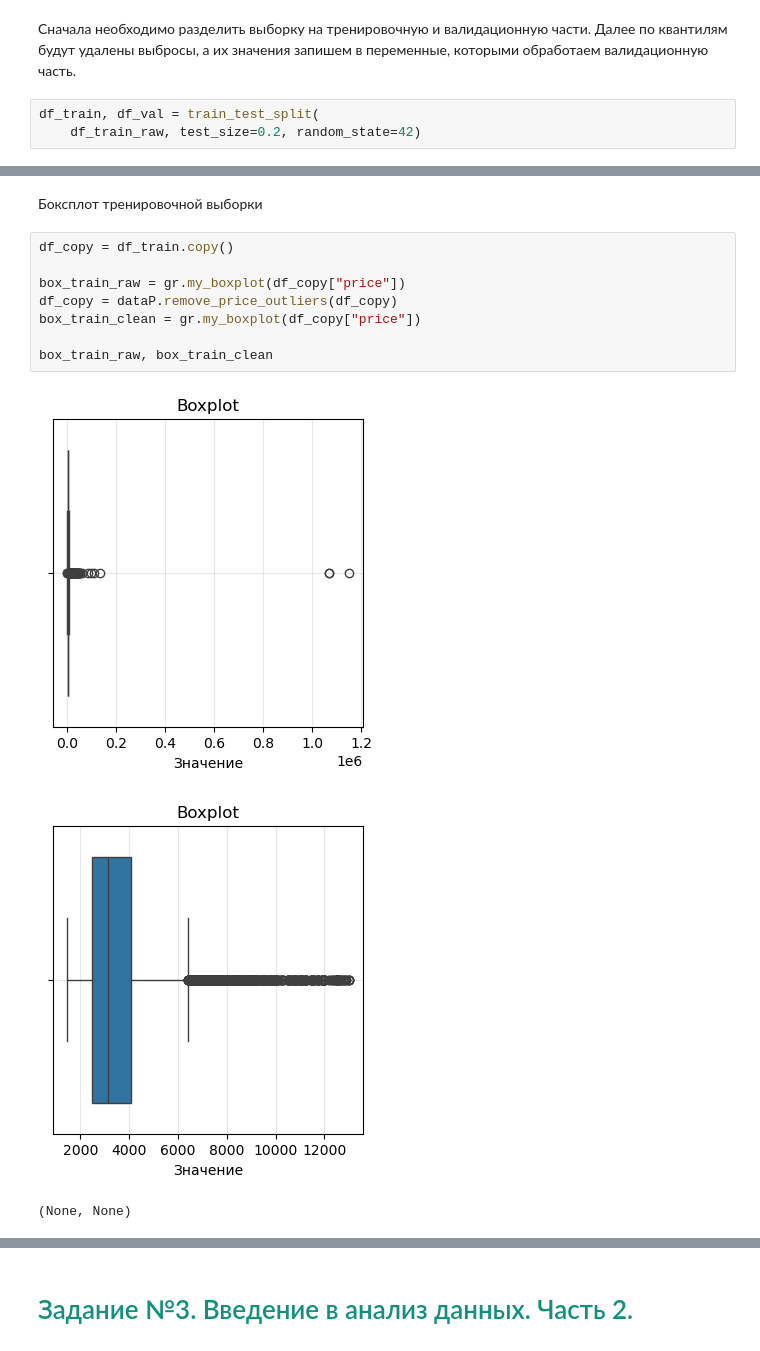
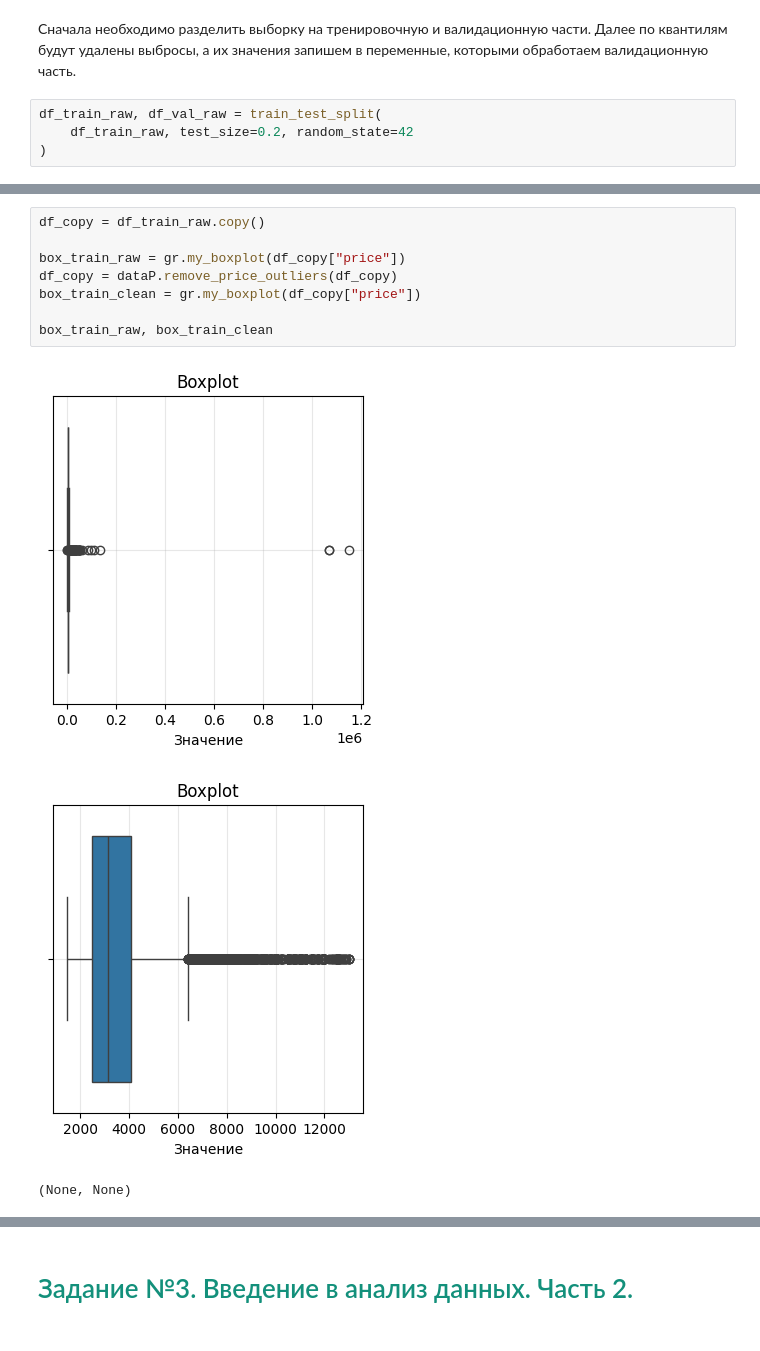
Before and after one commit to VadimGushchin/supervisedlinearregression, a Jupyter notebook: src/ML2.ipynb, the cells around one changed output, grey strips where cells are left out. Saved outputs shown, nothing was run; the diff lists cells and outputs as text.

```diff
--- a/src/ML2.ipynb
+++ b/src/ML2.ipynb
@@ -359,5 +359,6 @@ df_test = pd.read_json("./data/test.json")
 # %% [markdown]
 Сначала необходимо разделить выборку на тренировочную и валидационную части. Далее по квантилям будут удалены выбросы, а их значения запишем в переменные, которыми обработаем валидационную часть.
 # %%
-df_train, df_val = train_test_split(
-    df_train_raw, test_size=0.2, random_state=42)
+df_train_raw, df_val_raw = train_test_split(
+    df_train_raw, test_size=0.2, random_state=42
+)
@@ -377,15 +376,13 @@ hist_train_raw, hist_train_clean
 (None, None)
-# %% [markdown]
-Боксплот тренировочной выборки
 # %%
-df_copy = df_train.copy()
+df_copy = df_train_raw.copy()
 
 box_train_raw = gr.my_boxplot(df_copy["price"])
 df_copy = dataP.remove_price_outliers(df_copy)
 box_train_clean = gr.my_boxplot(df_copy["price"])
 
 box_train_raw, box_train_clean
 # %% [output]
-[figure, old version]
+[figure, new version]
-[figure, old version]
+[figure, new version]
 (None, None)
```
Also changed, not shown: parts of 111 cells of this notebook, 6 other files.
